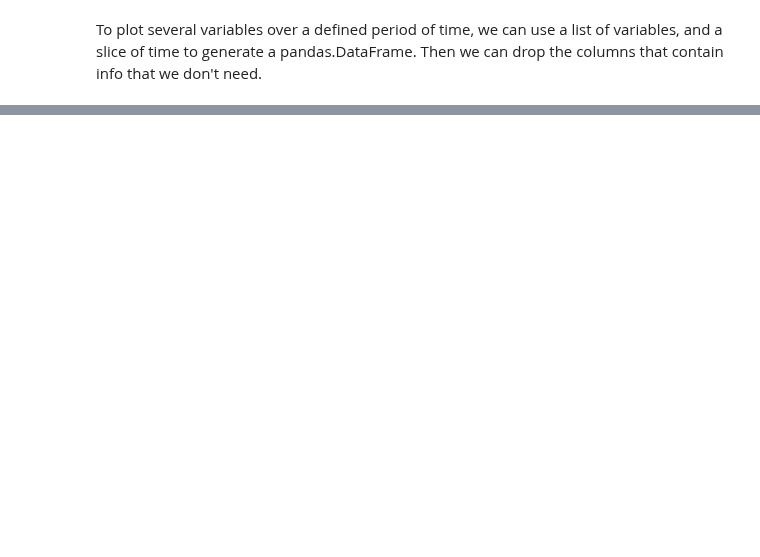
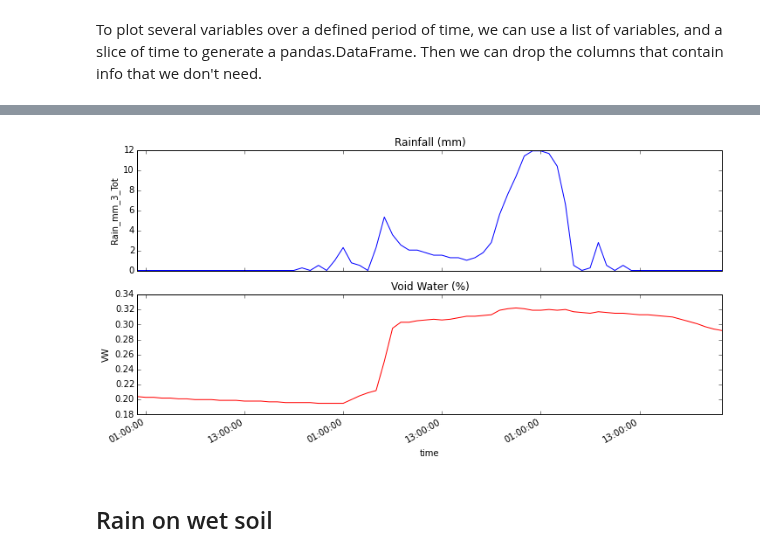
Before and after one commit to jsignell/intro-to-netcdf, a Jupyter notebook: Intro to Python.ipynb, the cells around one changed output, grey strips where cells are left out. Saved outputs shown, nothing was run; the diff lists cells and outputs as text; code cells hidden in the pictures; blank space fills up the shorter version.

```diff
--- a/Intro to Python.ipynb
+++ b/Intro to Python.ipynb
@@ -71,0 +119,16 @@ df.plot(secondary_y='VW')
+# %%
+rainy_day = ds[['Rain_mm_3_Tot', 'VW']].sel(time=slice('2014-04-29', '2014-05-01'))
+# %%
+fig, axes = plt.subplots(ncols=1, nrows=2, figsize=(12,6), sharex=True)
+
+rainy_day['Rain_mm_3_Tot'].plot(ax=axes[0], c='b')
+axes[0].set_title('Rainfall (mm)')
+
+rainy_day['VW'].plot(ax=axes[1], c='r')
+axes[1].set_title('Void Water (%)')
+
+plt.show()
+# %% [output]
+[figure, added]
+# %% [markdown]
+## Rain on wet soil
```
Also changed, not shown: parts of 13 cells of this notebook.
